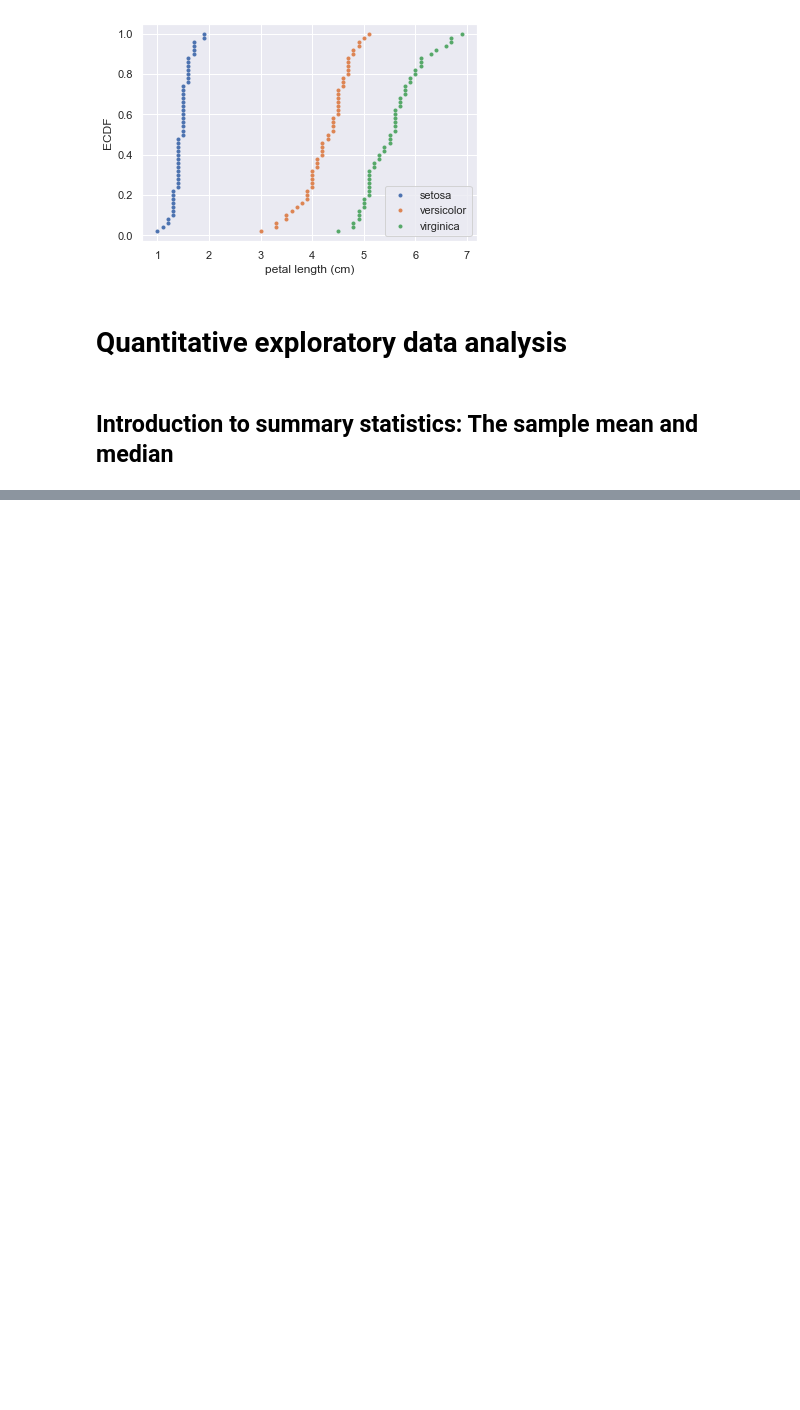
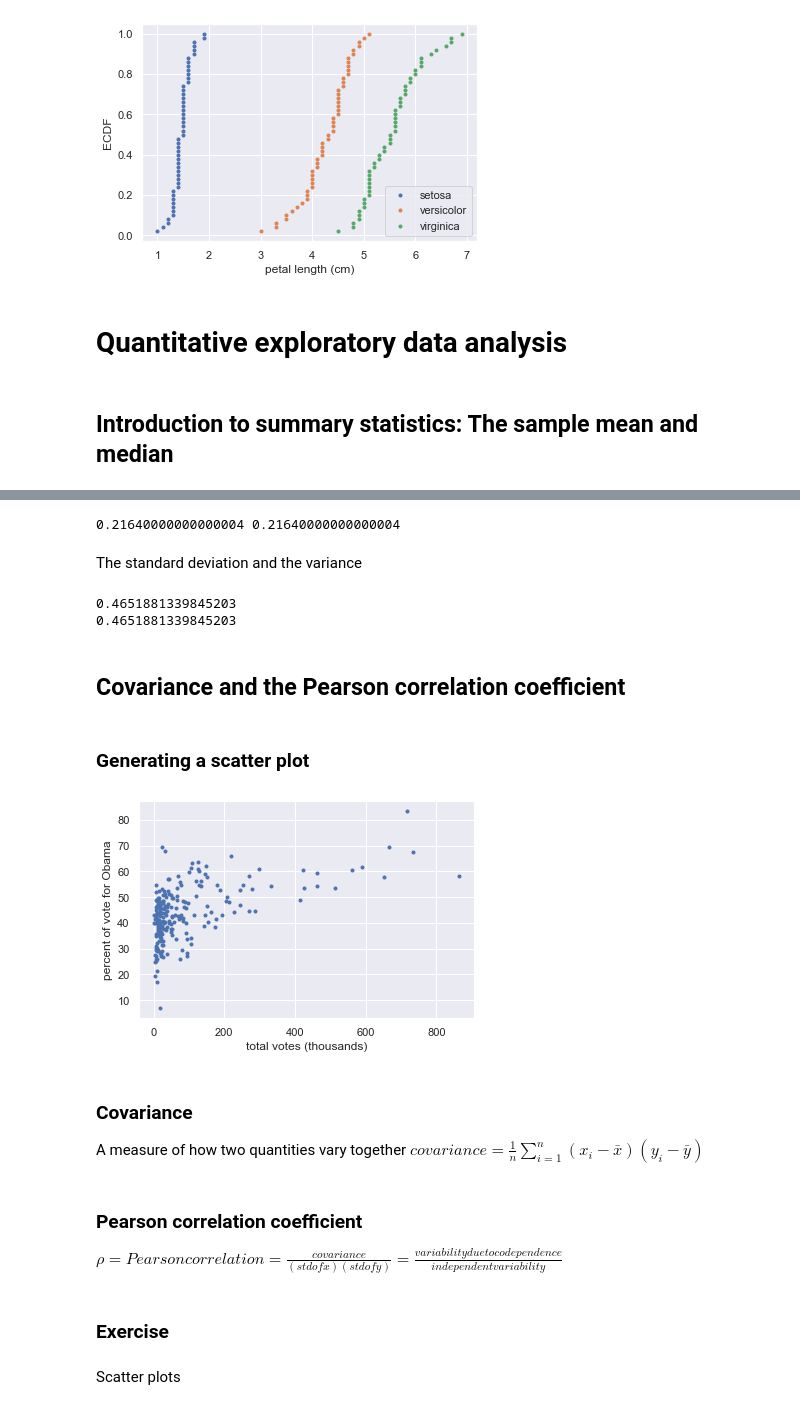
Before and after one commit to Yuleii/programming-notebook, a Jupyter notebook: statistical_thinking_in_python.ipynb, the cells around one changed output, grey strips where cells are left out. Drawn from its saved outputs; the diff is of its cells as text; code cells hidden in the pictures; blank space fills up the shorter version.

```diff
--- a/statistical_thinking_in_python.ipynb
+++ b/statistical_thinking_in_python.ipynb
@@ -160,0 +281,56 @@ plt.show()
+# %%
+# Array of differences to mean: differences
+differences = versicolor_petal_length - np.mean(versicolor_petal_length)
+
+# Square the differences: diff_sq
+diff_sq = differences ** 2
+
+# Compute the mean square difference: variance_explicit
+variance_explicit = np.mean(diff_sq)
+
+# Compute the variance using NumPy: variance_np
+variance_np = np.var(versicolor_petal_length)
+
+# Print the results
+print(variance_explicit, variance_np)
+# %% [output]
+0.21640000000000004 0.21640000000000004
+# %% [markdown]
+The standard deviation and the variance
+# %%
+# Compute the variance: variance
+variance = np.var(versicolor_petal_length)
+
+# Print the square root of the variance
+print(np.sqrt(variance))
+
+# Print the standard deviation
+print(np.std(versicolor_petal_length))
+# %% [output]
+0.4651881339845203
+0.4651881339845203
+# %% [markdown]
+## Covariance and the Pearson correlation coefficient
+# %% [markdown]
+### Generating a scatter plot
+# %%
+_ = plt.plot(df_swing['total_votes']/1000, df_swing["dem_share"], marker='.', linestyle='none')
+_ = plt.xlabel('total votes (thousands)')
+_ = plt.ylabel('percent of vote for Obama')
+
+# we see the 12th most populated counties all voted for Obama.
+# %% [output]
+[figure, added]
+# %% [markdown]
+### Covariance
+
+A measure of how two quantities vary together
+$covariance=\frac{1}{n} \sum_{i=1}^n (x_i-\bar{x})(y_i-\bar{y})$
+# %% [markdown]
+### Pearson correlation coefficient
+
+$\rho = Pearson correlation = \frac{covariance}{(std of x)(std of y)}= \frac{variability due to codependence}{independent variability}$
+# %% [markdown]
+### Exercise
+# %% [markdown]
+Scatter plots
```
Also changed, not shown: parts of 98 cells of this notebook, 4 other files.
